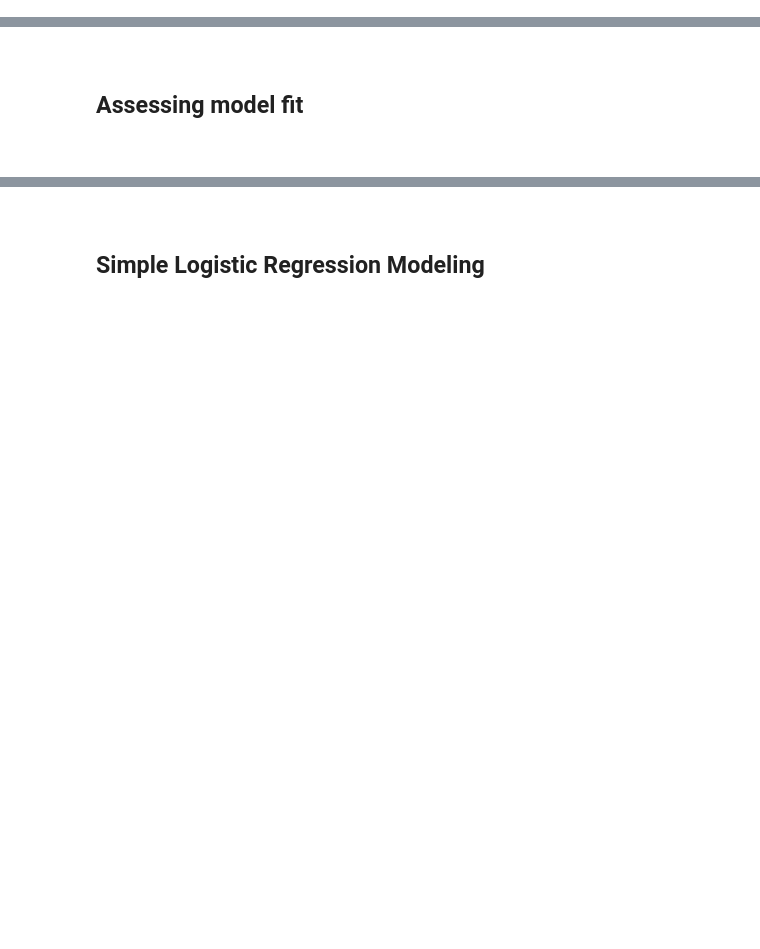
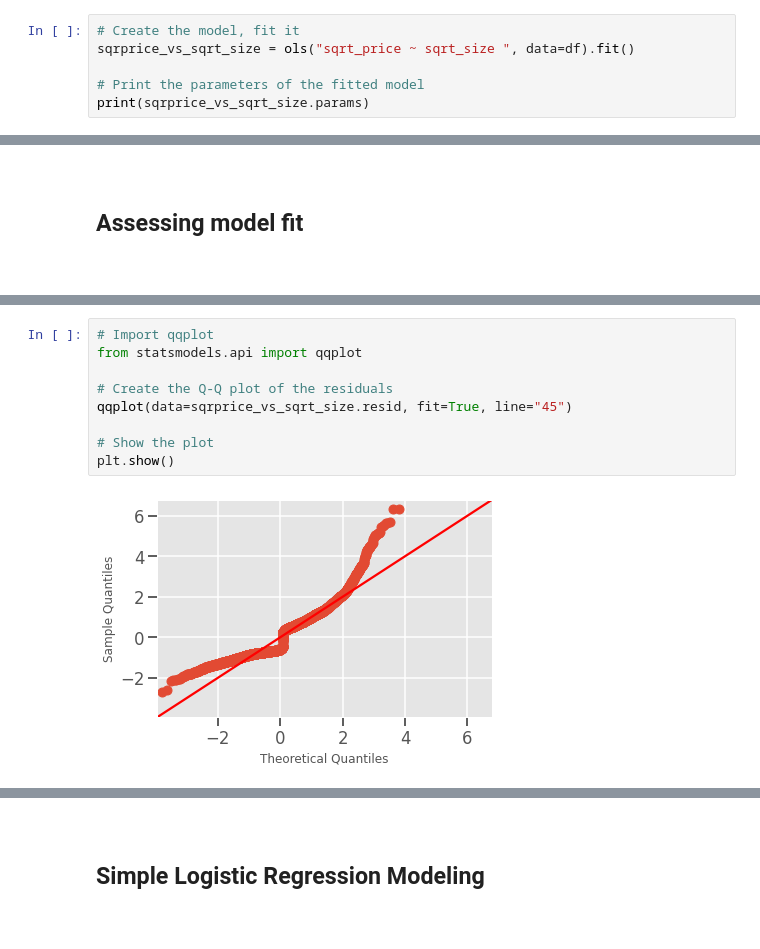
Before and after one commit to Pevicsanch/intro-to-regression-in-Python, a Jupyter notebook: into_to_regression.ipynb, the cells around one changed output, grey strips where cells are left out. Drawn from its saved outputs; the diff is of its cells as text; blank space fills up the shorter version.

```diff
--- a/into_to_regression.ipynb
+++ b/into_to_regression.ipynb
@@ -452,3 +456,9 @@ sns.regplot(x="sqrt_size", y="sqrt_price", data=df,
 # %% [output]
 <AxesSubplot:xlabel='sqrt_size', ylabel='sqrt_price'>
 [figure]
+# %%
+# Create the model, fit it
+sqrprice_vs_sqrt_size = ols("sqrt_price ~ sqrt_size ", data=df).fit()
+
+# Print the parameters of the fitted model
+print(sqrprice_vs_sqrt_size.params)
@@ -460,0 +535,11 @@ $~$
+# %%
+# Import qqplot
+from statsmodels.api import qqplot
+
+# Create the Q-Q plot of the residuals
+qqplot(data=sqrprice_vs_sqrt_size.resid, fit=True, line="45")
+
+# Show the plot
+plt.show()
+# %% [output]
+[figure, added]
```
Also changed, not shown: parts of 30 cells of this notebook.
